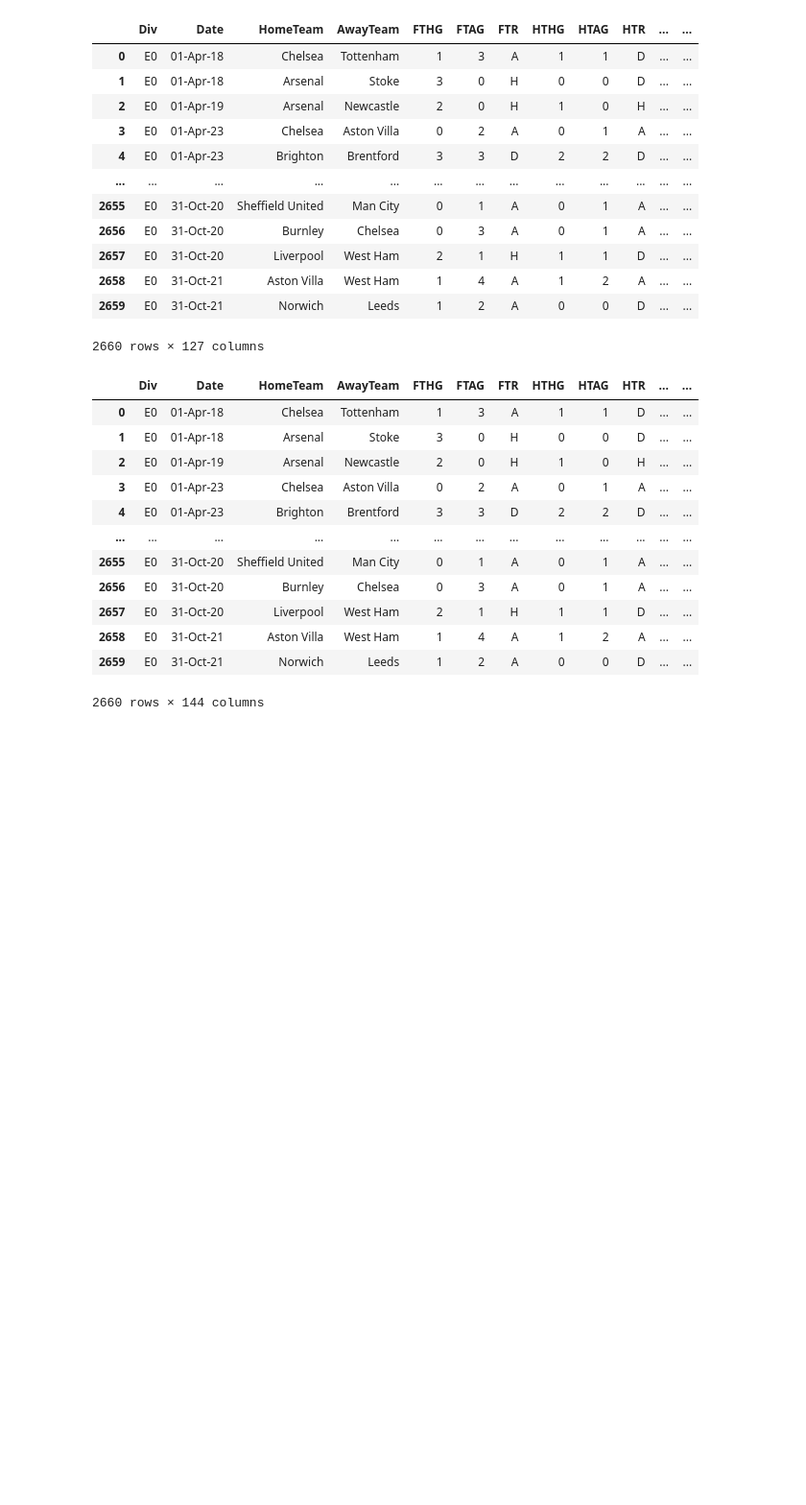
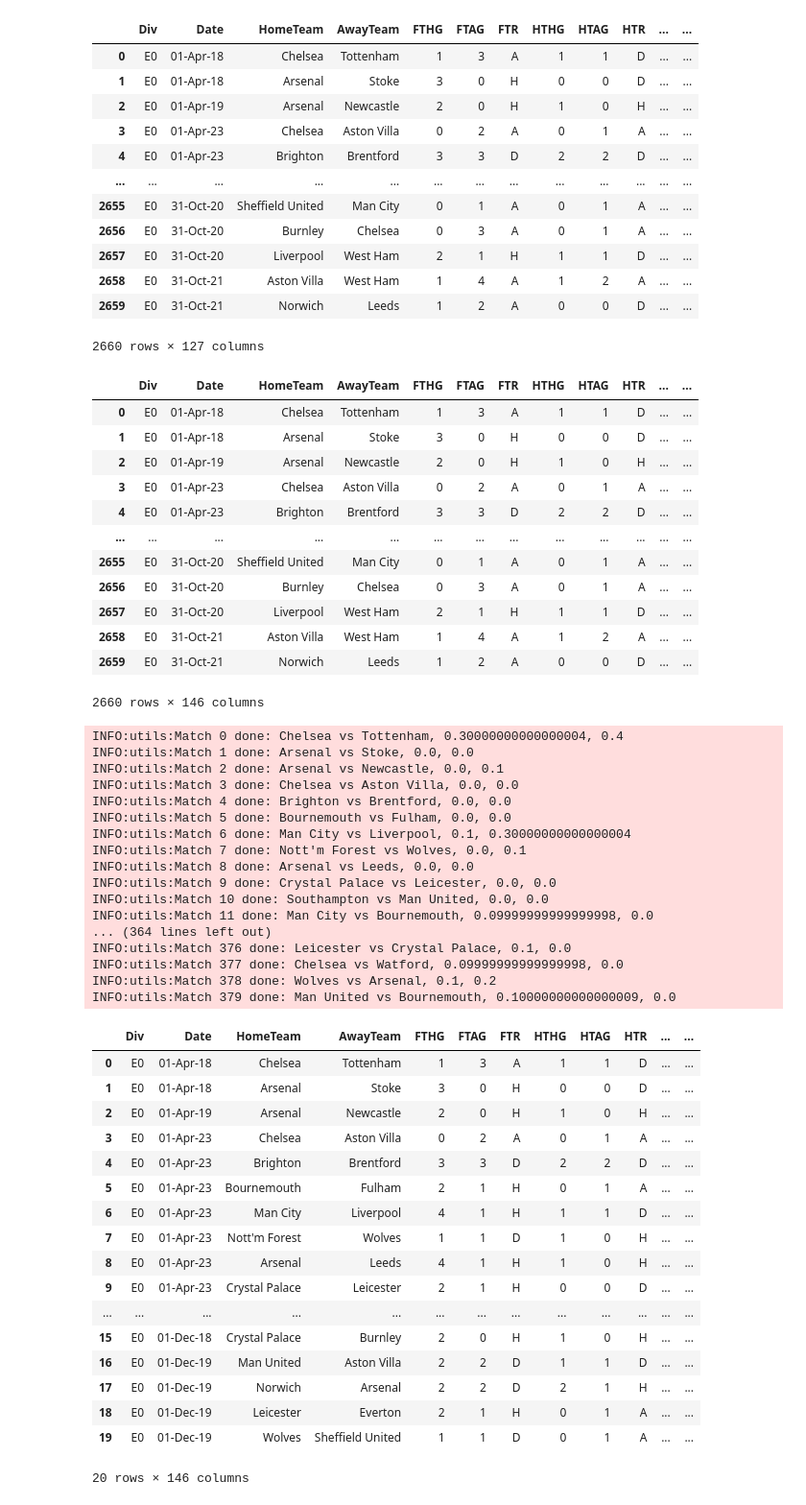
Before and after one commit to matthewgomezcullen/match-importance, a Jupyter notebook: notebook.ipynb, the cells around one changed output. Shown at 96% size. Saved outputs shown, nothing was run; the diff lists cells and outputs as text; code cells hidden in the pictures; blank space fills up the shorter version.

Commit message:
Implement backfill - approx 67.5 hrs for entire season

```diff
--- a/notebook.ipynb
+++ b/notebook.ipynb
@@ -225,6 +230,7 @@ joined = all_years.merge(
     on=["Date", "HomeTeam", "AwayTeam"],
     suffixes=("", "_master"),
 )
+joined[["HI", "AI"]] = np.nan
 joined
 # %% [output]
 |  | Div | Date | HomeTeam | AwayTeam | FTHG | FTAG | FTR | HTHG | HTAG | HTR | ... | ... |
@@ -239,4 +245,49 @@ joined
 | 2657 | E0 | 31-Oct-20 | Liverpool | West Ham | 2 | 1 | H | 1 | 1 | D | ... | ... |
 | 2658 | E0 | 31-Oct-21 | Aston Villa | West Ham | 1 | 4 | A | 1 | 2 | A | ... | ... |
 | 2659 | E0 | 31-Oct-21 | Norwich | Leeds | 1 | 2 | A | 0 | 0 | D | ... | ... |
-2660 rows × 144 columns
+2660 rows × 146 columns
+# %%
+# Length of a season is 380 games
+joined = utils.backfill_szn_match_importance(
+    joined,
+    0,
+    380,
+    10
+)
+joined.head(20)
+# %% [output]
+INFO:utils:Match 0 done: Chelsea vs Tottenham, 0.30000000000000004, 0.4
+INFO:utils:Match 1 done: Arsenal vs Stoke, 0.0, 0.0
+INFO:utils:Match 2 done: Arsenal vs Newcastle, 0.0, 0.1
+INFO:utils:Match 3 done: Chelsea vs Aston Villa, 0.0, 0.0
+INFO:utils:Match 4 done: Brighton vs Brentford, 0.0, 0.0
+INFO:utils:Match 5 done: Bournemouth vs Fulham, 0.0, 0.0
+INFO:utils:Match 6 done: Man City vs Liverpool, 0.1, 0.30000000000000004
+INFO:utils:Match 7 done: Nott'm Forest vs Wolves, 0.0, 0.1
+INFO:utils:Match 8 done: Arsenal vs Leeds, 0.0, 0.0
+INFO:utils:Match 9 done: Crystal Palace vs Leicester, 0.0, 0.0
+INFO:utils:Match 10 done: Southampton vs Man United, 0.0, 0.0
+INFO:utils:Match 11 done: Man City vs Bournemouth, 0.09999999999999998, 0.0
+... (364 lines left out)
+INFO:utils:Match 376 done: Leicester vs Crystal Palace, 0.1, 0.0
+INFO:utils:Match 377 done: Chelsea vs Watford, 0.09999999999999998, 0.0
+INFO:utils:Match 378 done: Wolves vs Arsenal, 0.1, 0.2
+INFO:utils:Match 379 done: Man United vs Bournemouth, 0.10000000000000009, 0.0
+|  | Div | Date | HomeTeam | AwayTeam | FTHG | FTAG | FTR | HTHG | HTAG | HTR | ... | ... |
+| 0 | E0 | 01-Apr-18 | Chelsea | Tottenham | 1 | 3 | A | 1 | 1 | D | ... | ... |
+| 1 | E0 | 01-Apr-18 | Arsenal | Stoke | 3 | 0 | H | 0 | 0 | D | ... | ... |
+| 2 | E0 | 01-Apr-19 | Arsenal | Newcastle | 2 | 0 | H | 1 | 0 | H | ... | ... |
+| 3 | E0 | 01-Apr-23 | Chelsea | Aston Villa | 0 | 2 | A | 0 | 1 | A | ... | ... |
+| 4 | E0 | 01-Apr-23 | Brighton | Brentford | 3 | 3 | D | 2 | 2 | D | ... | ... |
+| 5 | E0 | 01-Apr-23 | Bournemouth | Fulham | 2 | 1 | H | 0 | 1 | A | ... | ... |
+| 6 | E0 | 01-Apr-23 | Man City | Liverpool | 4 | 1 | H | 1 | 1 | D | ... | ... |
+| 7 | E0 | 01-Apr-23 | Nott'm Forest | Wolves | 1 | 1 | D | 1 | 0 | H | ... | ... |
+| 8 | E0 | 01-Apr-23 | Arsenal | Leeds | 4 | 1 | H | 1 | 0 | H | ... | ... |
+| 9 | E0 | 01-Apr-23 | Crystal Palace | Leicester | 2 | 1 | H | 0 | 0 | D | ... | ... |
+| ... | ... | ... | ... | ... | ... | ... | ... | ... | ... | ... | ... | ... |
+| 15 | E0 | 01-Dec-18 | Crystal Palace | Burnley | 2 | 0 | H | 1 | 0 | H | ... | ... |
+| 16 | E0 | 01-Dec-19 | Man United | Aston Villa | 2 | 2 | D | 1 | 1 | D | ... | ... |
+| 17 | E0 | 01-Dec-19 | Norwich | Arsenal | 2 | 2 | D | 2 | 1 | H | ... | ... |
+| 18 | E0 | 01-Dec-19 | Leicester | Everton | 2 | 1 | H | 0 | 1 | A | ... | ... |
+| 19 | E0 | 01-Dec-19 | Wolves | Sheffield United | 1 | 1 | D | 0 | 1 | A | ... | ... |
+20 rows × 146 columns
```
Also changed, not shown: parts of 6 cells of this notebook, 1 other file.
